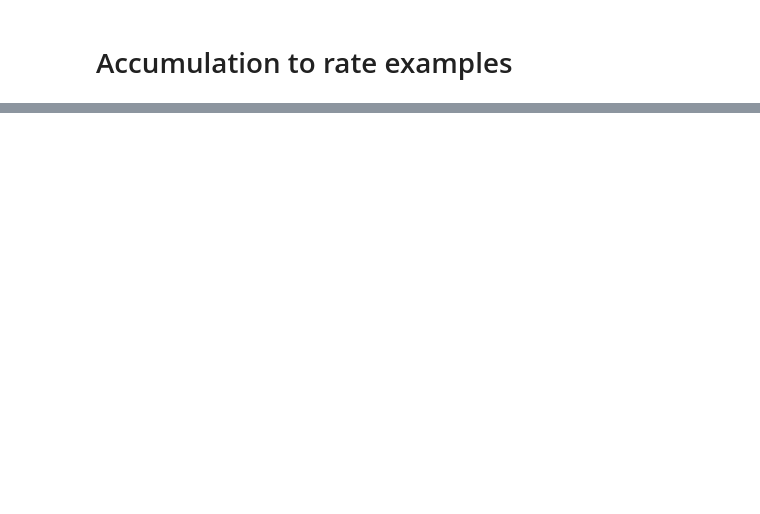
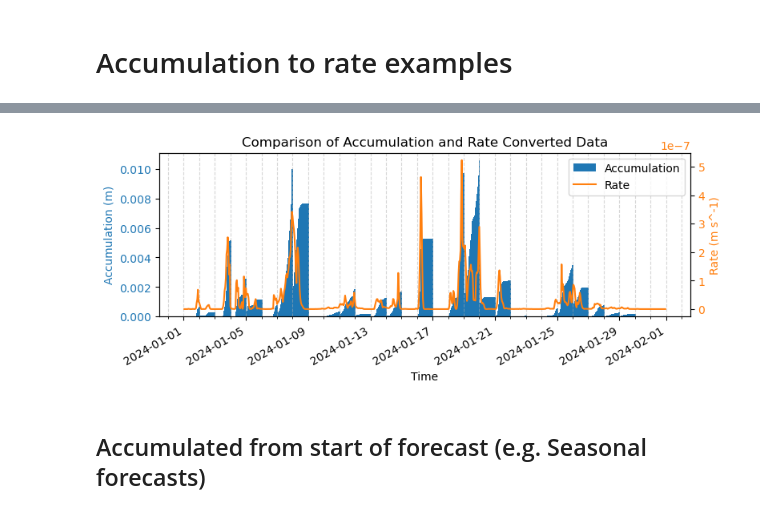
Before and after one commit to ecmwf/earthkit-transforms, a Jupyter notebook: docs/notebooks/temporal/05-accumulation-to-rate-examples.ipynb, the cells around one changed output, grey strips where cells are left out. Drawn from its saved outputs; the diff is of its cells as text; code cells hidden in the pictures; blank space fills up the shorter version.

```diff
--- a/docs/notebooks/temporal/05-accumulation-to-rate-examples.ipynb
+++ b/docs/notebooks/temporal/05-accumulation-to-rate-examples.ipynb
@@ -56,5 +114,9 @@ Data variables:
 # %%
+# Open the demonstration ERA5-land data with earthkit data
+remote_era5land_file = earthkit_remote_test_data_file("era5-land-precip-3deg-202401.grib")
+era5land_data = ekd.from_source("url", remote_era5land_file)
+
 # Open the data with xarray using the valid_time time dimension mode.
-ds_valid_time = era5_data.to_xarray(time_dim_mode="valid_time")
-ds_valid_time
+ds_era5land = era5land_data.to_xarray(time_dim_mode="valid_time")
+ds_era5land
 # %% [output]
@@ -89,0 +144,3 @@ Data variables:
+# %%
+ds_era5land_rate = ekt.temporal.accumulation_to_rate(ds_era5land, accumulation_type="start_of_day")
+ds_era5land_rate
@@ -89,0 +160,41 @@ Data variables:
+# %%
+import matplotlib.pyplot as plt
+import matplotlib.dates as mdates
+# Plot the raw accumulation and the rate converted data for comparison.
+plot_point = {'latitude': 10, 'longitude': 18}
+fig, ax1 = plt.subplots(figsize=(8, 3))
+color = 'tab:blue'
+ax1.set_xlabel('Time')
+ax1.set_ylabel(f'Accumulation ({ds_era5land["tp"].units})', color=color)
+ax1.bar(
+    ds_era5land['valid_time'], ds_era5land['tp'].isel(plot_point),
+    color=color, label='Accumulation', width=0.1, lw=0
+)
+ax1.tick_params(axis='y', labelcolor=color)
+
+ax2 = ax1.twinx()  # instantiate a second axes that shares the same x-axis
+color = 'tab:orange'
+ax2.set_ylabel(f'Rate ({ds_era5land_rate["tp"].units})', color=color)  # we already handled the
+ax2.plot(
+    ds_era5land_rate['valid_time'], ds_era5land_rate['tp'].isel(plot_point),
+    color=color, label='Rate',  # ls='dotted',
+)
+ax2.tick_params(axis='y', labelcolor=color)
+plt.title('Comparison of Accumulation and Rate Converted Data')
+fig.tight_layout()  # otherwise the right y-label is slightly clipped
+fig.autofmt_xdate()
+
+# Add minor ticks for each day
+ax1.xaxis.set_minor_locator(mdates.DayLocator(interval=1))
+# Gridlines on major and minor ticks (daily)
+ax1.xaxis.grid(True, which='both', linestyle='--', alpha=0.5)
+
+# Plot legend with handles from both axes
+handles1, labels1 = ax1.get_legend_handles_labels()
+handles2, labels2 = ax2.get_legend_handles_labels()
+plt.legend(handles1 + handles2, labels1 + labels2)
+plt.show()
+# %% [output]
+[figure, added]
+# %% [markdown]
+## Accumulated from start of forecast (e.g. Seasonal forecasts)
```
Also changed, not shown: parts of 32 cells of this notebook, 3 other files.
